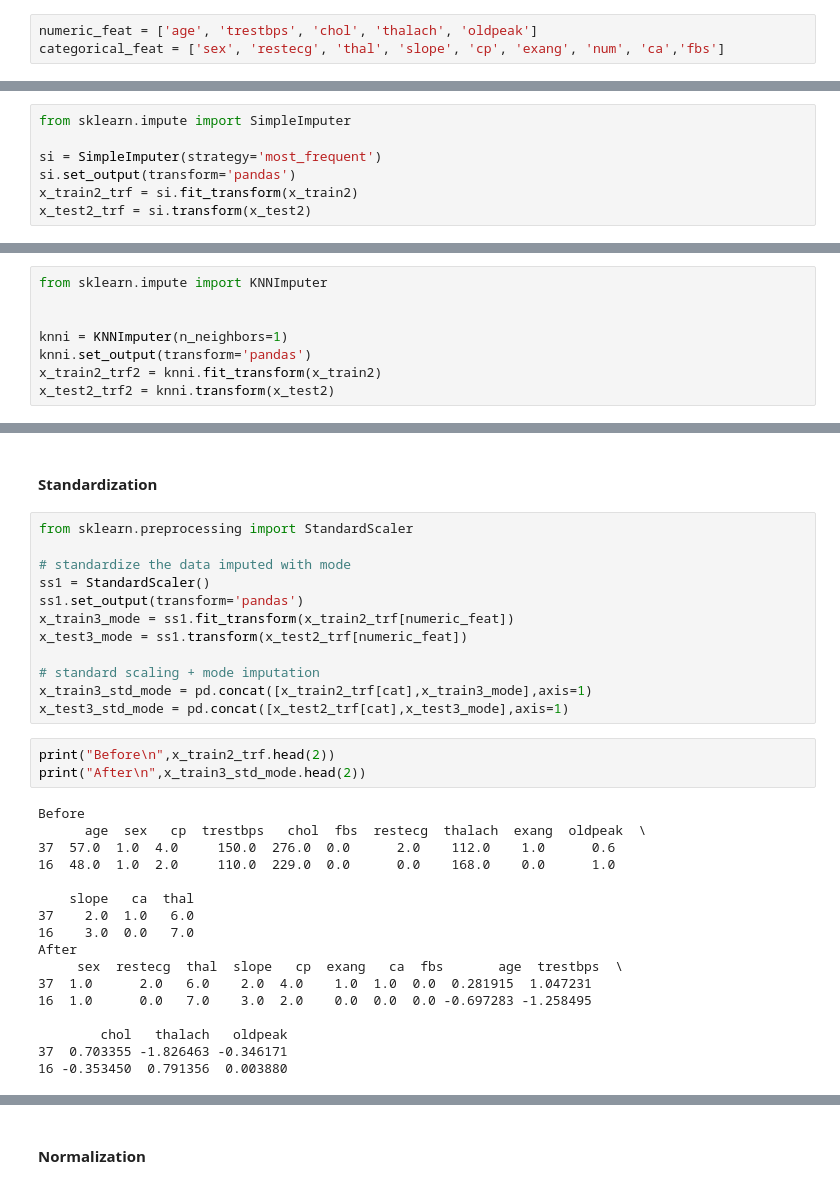
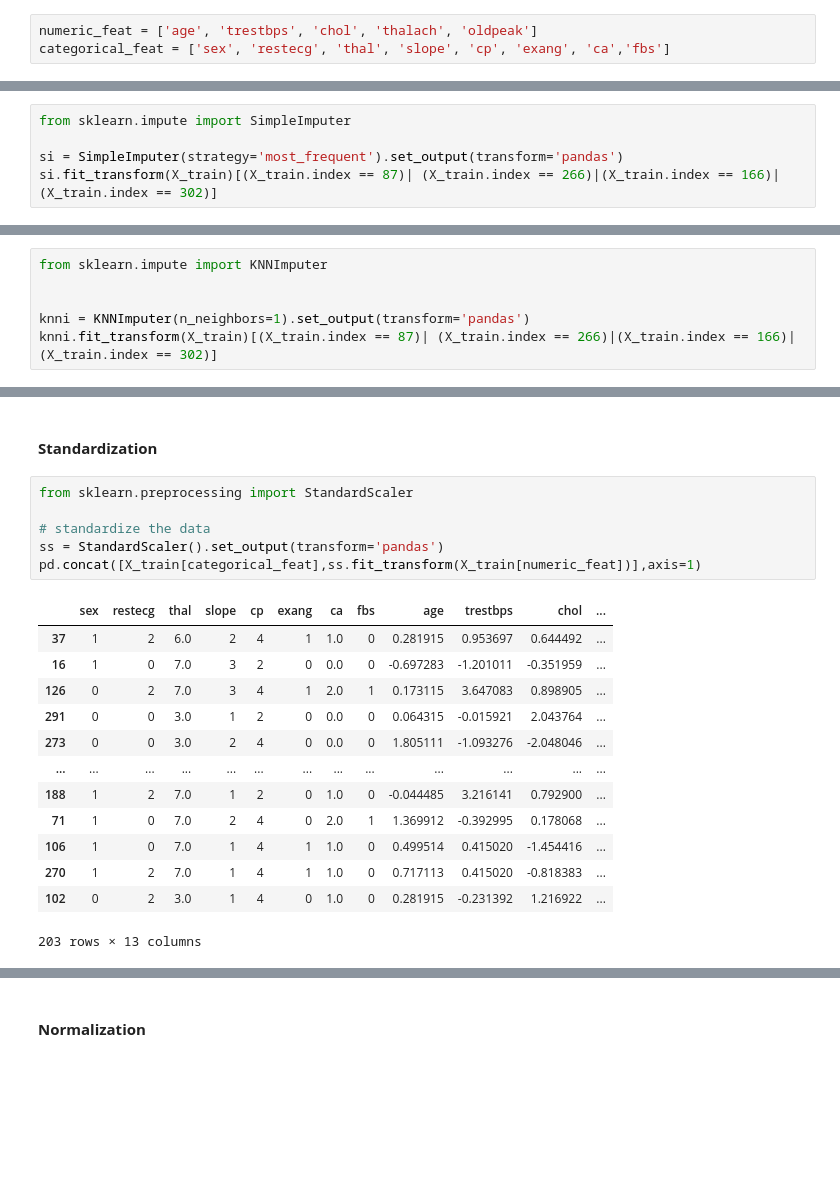
Before and after one commit to HussainAhmed202/MLProject, a Jupyter notebook: notebooks/heart_disease_prediction.ipynb, the cells around one changed output, grey strips where cells are left out. Cells and saved outputs as stored; diff of their text form; blank space fills up the shorter version.

```diff
--- a/notebooks/heart_disease_prediction.ipynb
+++ b/notebooks/heart_disease_prediction.ipynb
@@ -170,7 +169,7 @@ df.describe()
 **No categorical features**. However, some features although are numbers but have categorical nature. These features include sex, fbs, restecg, thal, slope, cp, exang and target
 # %%
 numeric_feat = ['age', 'trestbps', 'chol', 'thalach', 'oldpeak']
-categorical_feat = ['sex', 'restecg', 'thal', 'slope', 'cp', 'exang', 'num', 'ca','fbs']
+categorical_feat = ['sex', 'restecg', 'thal', 'slope', 'cp', 'exang', 'ca','fbs']
 # %% [markdown]
 #### Univariant Analysis
 # %% [markdown]
@@ -586,7 +567,5 @@ x_train2[x_train2['thal'].isnull()]
 # %%
 from sklearn.impute import SimpleImputer
 
-si = SimpleImputer(strategy='most_frequent')
-si.set_output(transform='pandas')
-x_train2_trf = si.fit_transform(x_train2)
-x_test2_trf = si.transform(x_test2)
+si = SimpleImputer(strategy='most_frequent').set_output(transform='pandas')
+si.fit_transform(X_train)[(X_train.index == 87)| (X_train.index == 266)|(X_train.index == 166)| (X_train.index == 302)]
@@ -618,7 +585,5 @@ Mode of x_train_cap['ca'] =  0.0
 from sklearn.impute import KNNImputer
 
 
-knni = KNNImputer(n_neighbors=1)
-knni.set_output(transform='pandas')
-x_train2_trf2 = knni.fit_transform(x_train2)
-x_test2_trf2 = knni.transform(x_test2)
+knni = KNNImputer(n_neighbors=1).set_output(transform='pandas')
+knni.fit_transform(X_train)[(X_train.index == 87)| (X_train.index == 266)|(X_train.index == 166)| (X_train.index == 302)]
@@ -655,32 +605,20 @@ cat
 # %%
 from sklearn.preprocessing import StandardScaler
 
-# standardize the data imputed with mode
-ss1 = StandardScaler()
-ss1.set_output(transform='pandas')
-x_train3_mode = ss1.fit_transform(x_train2_trf[numeric_feat])
-x_test3_mode = ss1.transform(x_test2_trf[numeric_feat])
-
-# standard scaling + mode imputation
-x_train3_std_mode = pd.concat([x_train2_trf[cat],x_train3_mode],axis=1)
-x_test3_std_mode = pd.concat([x_test2_trf[cat],x_test3_mode],axis=1)
+# standardize the data
+ss = StandardScaler().set_output(transform='pandas')
+pd.concat([X_train[categorical_feat],ss.fit_transform(X_train[numeric_feat])],axis=1)
+# %% [output]
+|  | sex | restecg | thal | slope | cp | exang | ca | fbs | age | trestbps | chol | ... |
+| 37 | 1 | 2 | 6.0 | 2 | 4 | 1 | 1.0 | 0 | 0.281915 | 0.953697 | 0.644492 | ... |
+| 16 | 1 | 0 | 7.0 | 3 | 2 | 0 | 0.0 | 0 | -0.697283 | -1.201011 | -0.351959 | ... |
+| 126 | 0 | 2 | 7.0 | 3 | 4 | 1 | 2.0 | 1 | 0.173115 | 3.647083 | 0.898905 | ... |
+| 291 | 0 | 0 | 3.0 | 1 | 2 | 0 | 0.0 | 0 | 0.064315 | -0.015921 | 2.043764 | ... |
+| 273 | 0 | 0 | 3.0 | 2 | 4 | 0 | 0.0 | 0 | 1.805111 | -1.093276 | -2.048046 | ... |
+| ... | ... | ... | ... | ... | ... | ... | ... | ... | ... | ... | ... | ... |
+| 188 | 1 | 2 | 7.0 | 1 | 2 | 0 | 1.0 | 0 | -0.044485 | 3.216141 | 0.792900 | ... |
+| 71 | 1 | 0 | 7.0 | 2 | 4 | 0 | 2.0 | 1 | 1.369912 | -0.392995 | 0.178068 | ... |
+| 106 | 1 | 0 | 7.0 | 1 | 4 | 1 | 1.0 | 0 | 0.499514 | 0.415020 | -1.454416 | ... |
+| 270 | 1 | 2 | 7.0 | 1 | 4 | 1 | 1.0 | 0 | 0.717113 | 0.415020 | -0.818383 | ... |
+| 102 | 0 | 2 | 3.0 | 1 | 4 | 0 | 1.0 | 0 | 0.281915 | -0.231392 | 1.216922 | ... |
+203 rows × 13 columns
-# %%
-print("Before\n",x_train2_trf.head(2))
-print("After\n",x_train3_std_mode.head(2))
-# %% [output]
-Before
-      age  sex   cp  trestbps   chol  fbs  restecg  thalach  exang  oldpeak  \
-37  57.0  1.0  4.0     150.0  276.0  0.0      2.0    112.0    1.0      0.6
-16  48.0  1.0  2.0     110.0  229.0  0.0      0.0    168.0    0.0      1.0
-
-    slope   ca  thal
-37    2.0  1.0   6.0
-16    3.0  0.0   7.0
-After
-     sex  restecg  thal  slope   cp  exang   ca  fbs       age  trestbps  \
-37  1.0      2.0   6.0    2.0  4.0    1.0  1.0  0.0  0.281915  1.047231
-16  1.0      0.0   7.0    3.0  2.0    0.0  0.0  0.0 -0.697283 -1.258495
-
-        chol   thalach   oldpeak
-37  0.703355 -1.826463 -0.346171
-16 -0.353450  0.791356  0.003880
```
Also changed, not shown: parts of 41 cells of this notebook.
